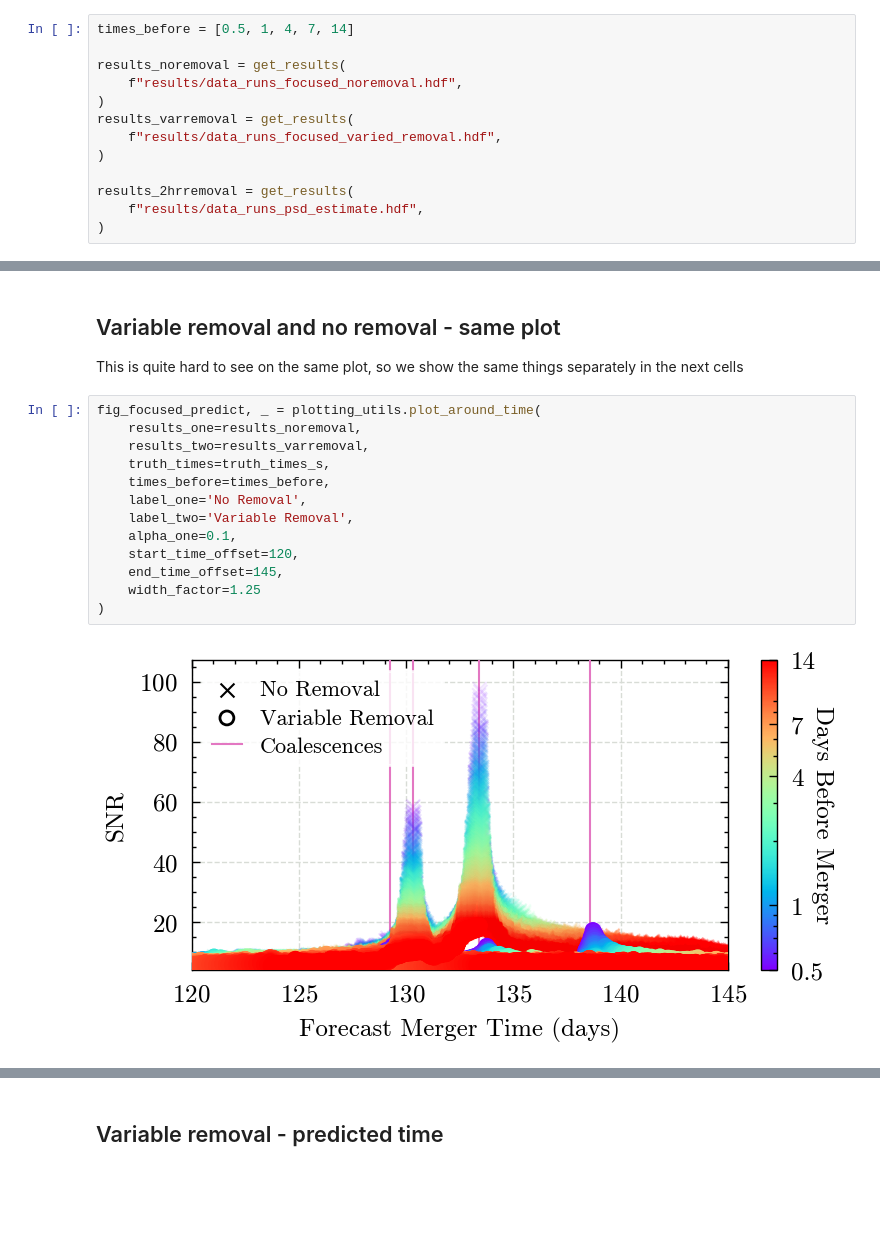
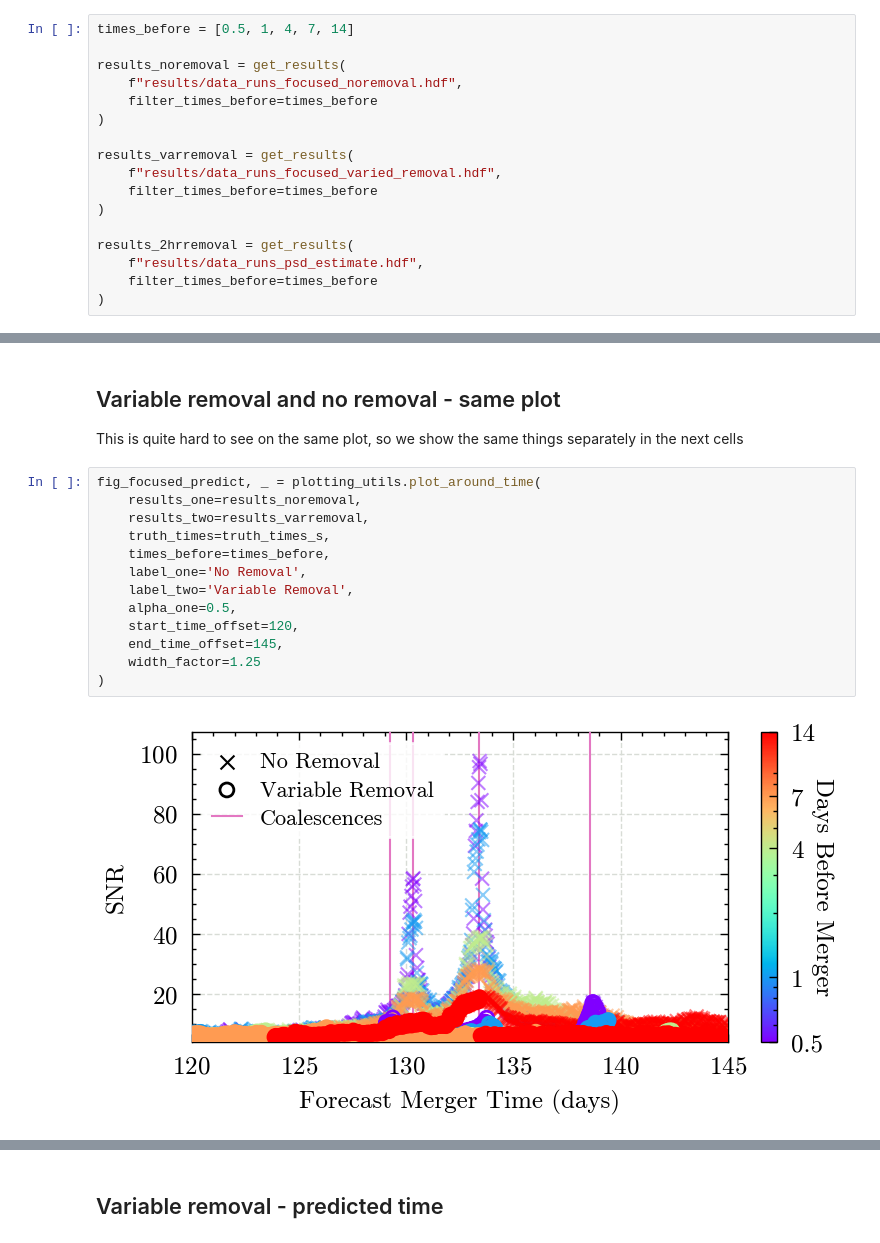
Before and after one commit to icg-gravwaves/lisa_premerger_sangria, a Jupyter notebook: search/inpainting_runs/plot_focused_data_results.ipynb, the cells around one changed output, grey strips where cells are left out. Saved outputs shown, nothing was run; the diff lists cells and outputs as text; blank space fills up the shorter version.

Commit message:
Fix error, go back to filtered results for many plots

```diff
--- a/search/inpainting_runs/plot_focused_data_results.ipynb
+++ b/search/inpainting_runs/plot_focused_data_results.ipynb
@@ -49,13 +49,17 @@ times_before = [0.5, 1, 4, 7, 14]
 
 results_noremoval = get_results(
     f"results/data_runs_focused_noremoval.hdf",
+    filter_times_before=times_before
 )
+
 results_varremoval = get_results(
     f"results/data_runs_focused_varied_removal.hdf",
+    filter_times_before=times_before
 )
 
 results_2hrremoval = get_results(
     f"results/data_runs_psd_estimate.hdf",
+    filter_times_before=times_before
 )
 # %%
 # Get the truth times
@@ -77,15 +81,15 @@ This is quite hard to see on the same plot, so we show the same things separatel
 # %%
 fig_focused_predict, _ = plotting_utils.plot_around_time(
     results_one=results_noremoval,
     results_two=results_varremoval,
     truth_times=truth_times_s,
     times_before=times_before,
     label_one='No Removal',
     label_two='Variable Removal',
-    alpha_one=0.1,
+    alpha_one=0.5,
     start_time_offset=120,
     end_time_offset=145,
     width_factor=1.25
 )
 # %% [output]
-[figure, old version]
+[figure, new version]
```
Also changed, not shown: parts of 11 cells of this notebook, 1 other file.
